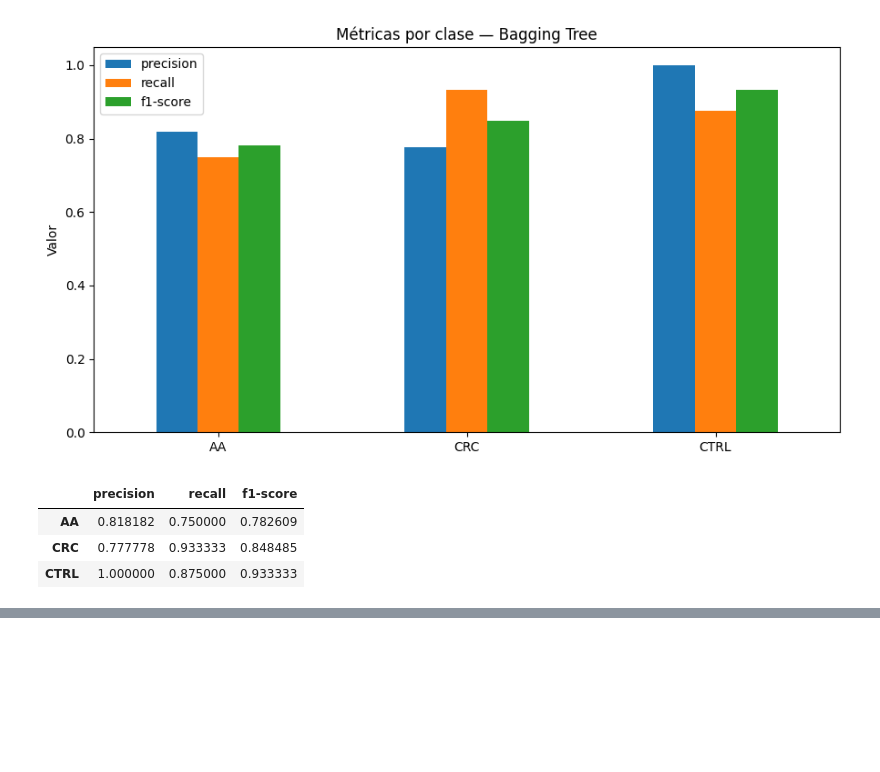
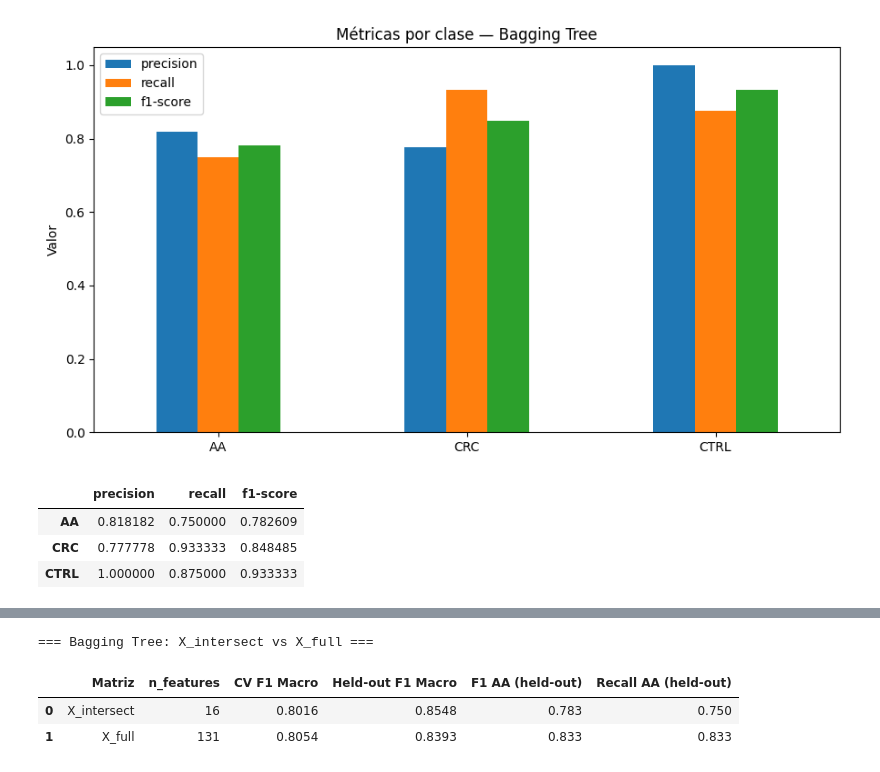
Before and after one commit to A01795919/proyecto_integrador_equipo-22, a Jupyter notebook: notebooks/Avance5_Equipo22.ipynb, the cells around one changed output, grey strips where cells are left out. Cells and saved outputs as stored; diff of their text form; code cells hidden in the pictures; blank space fills up the shorter version.

```diff
--- a/notebooks/Avance5_Equipo22.ipynb
+++ b/notebooks/Avance5_Equipo22.ipynb
@@ -949,0 +1157,20 @@ El reporte por clase permite identificar si el desempeño global está ocultando
+# %%
+# ============================================================
+# Carga de X_full y aplicación del mismo split (semilla=42)
+# ============================================================
+X_full = pd.read_csv(DATA_DIR / 'avance2_X_full.csv')
+
+X_full_dev, X_full_test, y_full_dev, y_full_test = train_test_split(
+    X_full, y,
+    test_size=0.20,
+    stratify=y,
+    random_state=RANDOM_STATE
+)
+
+# Verificar que el split de y es idéntico al usado para X_intersect — comparación justa
+assert (y_full_dev.reset_index(drop=True) == y_dev.reset_index(drop=True)).all(), 'y_dev difiere'
+assert (y_full_test.reset_index(drop=True) == y_test.reset_index(drop=True)).all(), 'y_test difiere'
+
+print(f'X_full shape: {X_full.shape}')
+print(f'X_full_dev: {X_full_dev.shape}, X_full_test: {X_full_test.shape}')
+print('Splits de y idénticos a los del modelo principal — comparación justa garantizada.')
@@ -949,0 +1246,45 @@ El reporte por clase permite identificar si el desempeño global está ocultando
+# %%
+# ============================================================
+# Comparación: Bagging Tree en X_intersect vs X_full
+# ============================================================
+from sklearn.metrics import f1_score, recall_score
+
+# Métricas para X_intersect (modelo final ya entrenado: final_model)
+xint_cv_f1 = comparison_df.loc[comparison_df['Model']=='Bagging Tree', 'Best CV F1 Macro'].values[0]
+xint_ho_f1 = f1_score(y_test, y_test_pred, average='macro')
+xint_ho_f1_AA = f1_score(y_test, y_test_pred, labels=['AA'], average='macro', zero_division=0)
+xint_ho_recall_AA = recall_score(y_test, y_test_pred, labels=['AA'], average='macro', zero_division=0)
+
+# Métricas para X_full
+xfull_cv_f1 = scores_xfull['test_f1_macro'].mean()
+xfull_train_f1 = scores_xfull['train_f1_macro'].mean()
+xfull_ho_f1 = f1_score(y_full_test, y_xfull_pred, average='macro')
+xfull_ho_f1_AA = f1_score(y_full_test, y_xfull_pred, labels=['AA'], average='macro', zero_division=0)
+xfull_ho_recall_AA = recall_score(y_full_test, y_xfull_pred, labels=['AA'], average='macro', zero_division=0)
+
+xfull_comparison = pd.DataFrame([
+    {
+        'Matriz': 'X_intersect',
+        'n_features': X.shape[1],
+        'CV F1 Macro': round(xint_cv_f1, 4),
+        'Held-out F1 Macro': round(xint_ho_f1, 4),
+        'F1 AA (held-out)': round(xint_ho_f1_AA, 3),
+        'Recall AA (held-out)': round(xint_ho_recall_AA, 3),
+    },
+    {
+        'Matriz': 'X_full',
+        'n_features': X_full.shape[1],
+        'CV F1 Macro': round(xfull_cv_f1, 4),
+        'Held-out F1 Macro': round(xfull_ho_f1, 4),
+        'F1 AA (held-out)': round(xfull_ho_f1_AA, 3),
+        'Recall AA (held-out)': round(xfull_ho_recall_AA, 3),
+    },
+])
+
+print('=== Bagging Tree: X_intersect vs X_full ===')
+display(xfull_comparison)
+# %% [output]
+=== Bagging Tree: X_intersect vs X_full ===
+|  | Matriz | n_features | CV F1 Macro | Held-out F1 Macro | F1 AA (held-out) | Recall AA (held-out) |
+| 0 | X_intersect | 16 | 0.8016 | 0.8548 | 0.783 | 0.750 |
+| 1 | X_full | 131 | 0.8054 | 0.8393 | 0.833 | 0.833 |
```
Also changed, not shown: parts of 16 cells of this notebook.
